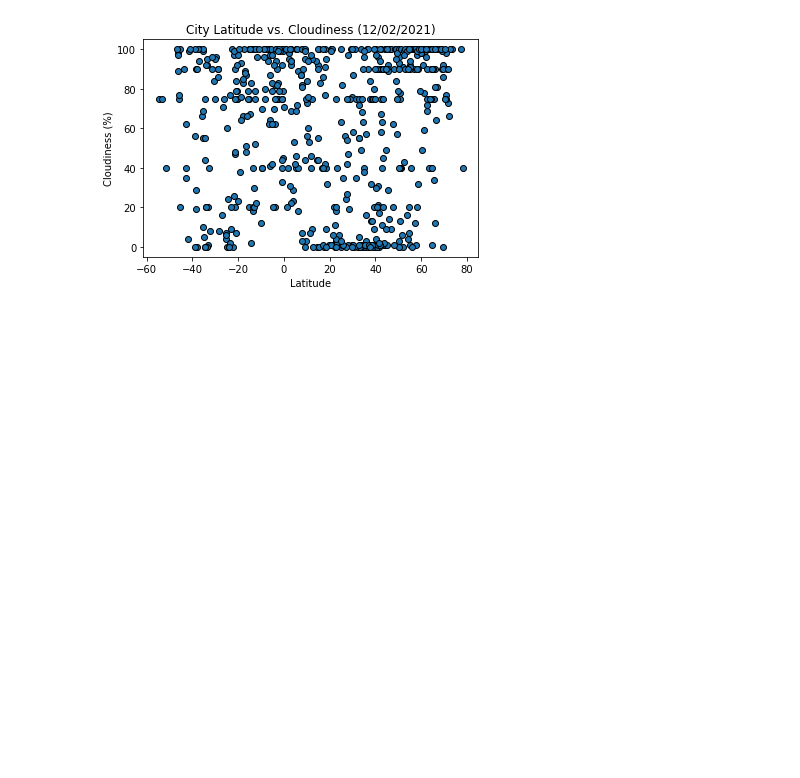
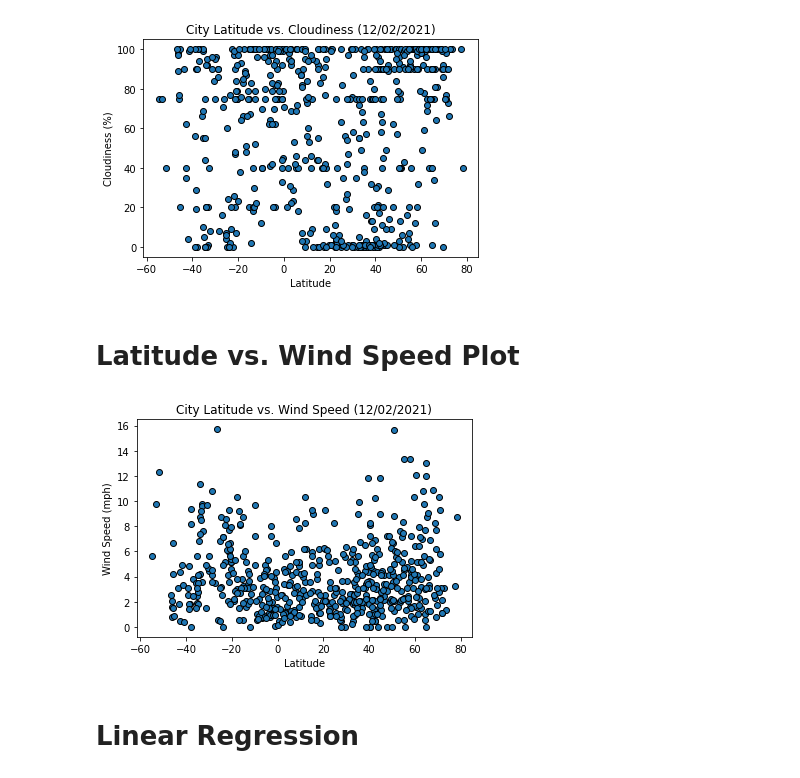
Before and after one commit to KendallMcCroy/python-api-challenge, a Jupyter notebook: WeatherPy.ipynb, the cells around one changed output. Cells and saved outputs as stored; diff of their text form; code cells hidden in the pictures; blank space fills up the shorter version.

```diff
--- a/WeatherPy.ipynb
+++ b/WeatherPy.ipynb
@@ -212,3 +212,19 @@ plt.savefig("output_data/LatVsCloudiness.png")
 plt.show()
 # %% [output]
 [figure]
+# %% [markdown]
+# Latitude vs. Wind Speed Plot
+# %%
+plt.scatter(city_temp_df["Lat"], city_temp_df["Wind Speed"], edgecolors="black")
+
+plt.title("City Latitude vs. Wind Speed (12/02/2021)")
+plt.xlabel("Latitude")
+plt.ylabel("Wind Speed (mph)")
+
+plt.savefig("output_data/LatVsWindspeed.png")
+
+plt.show()
+# %% [output]
+[figure, added]
+# %% [markdown]
+# Linear Regression
```
Also changed, not shown: parts of 3 cells of this notebook, 3 other files.
